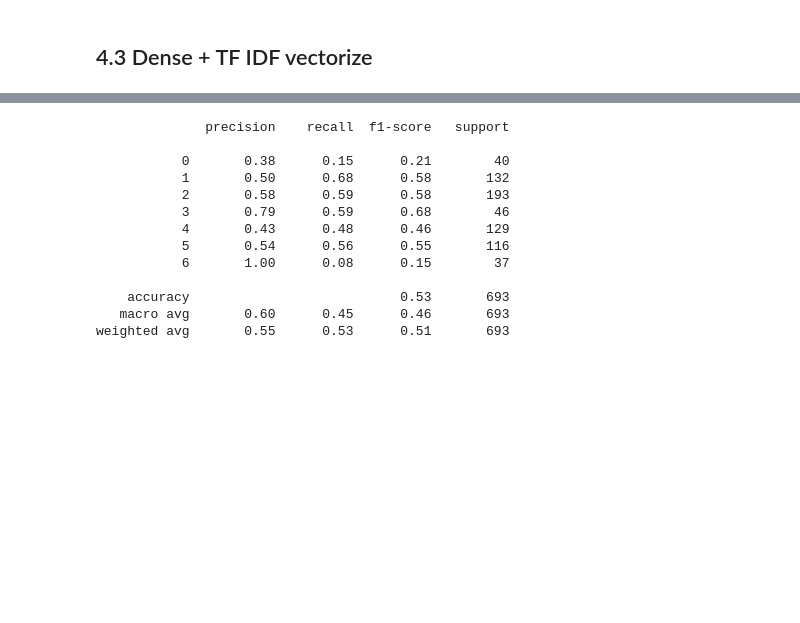
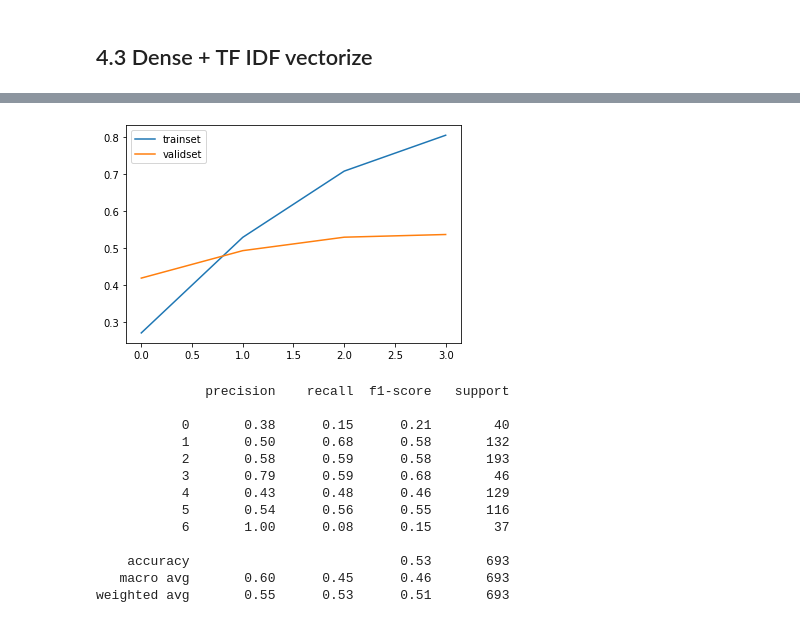
Before and after one commit to andydam452/Emotional-Reg-Youtube-comments, a Jupyter notebook: DM_final_1.ipynb, the cells around one changed output, grey strips where cells are left out. Cells and saved outputs as stored; diff of their text form; code cells hidden in the pictures; blank space fills up the shorter version.

```diff
--- a/DM_final_1.ipynb
+++ b/DM_final_1.ipynb
@@ -375,3 +418,10 @@ Epoch 00003: early stopping
+# %%
+pyplot.plot(history_3.history['accuracy'], label='trainset')
+pyplot.plot(history_3.history['val_accuracy'], label='validset')
+pyplot.legend()
+pyplot.show()
+# %% [output]
+[figure, added]
 # %%
 y_pred = model_3.predict(X_test)
 y_pred = np.argmax(y_pred, axis = 1)
```
Also changed, not shown: parts of 24 cells of this notebook, 2 other files.
